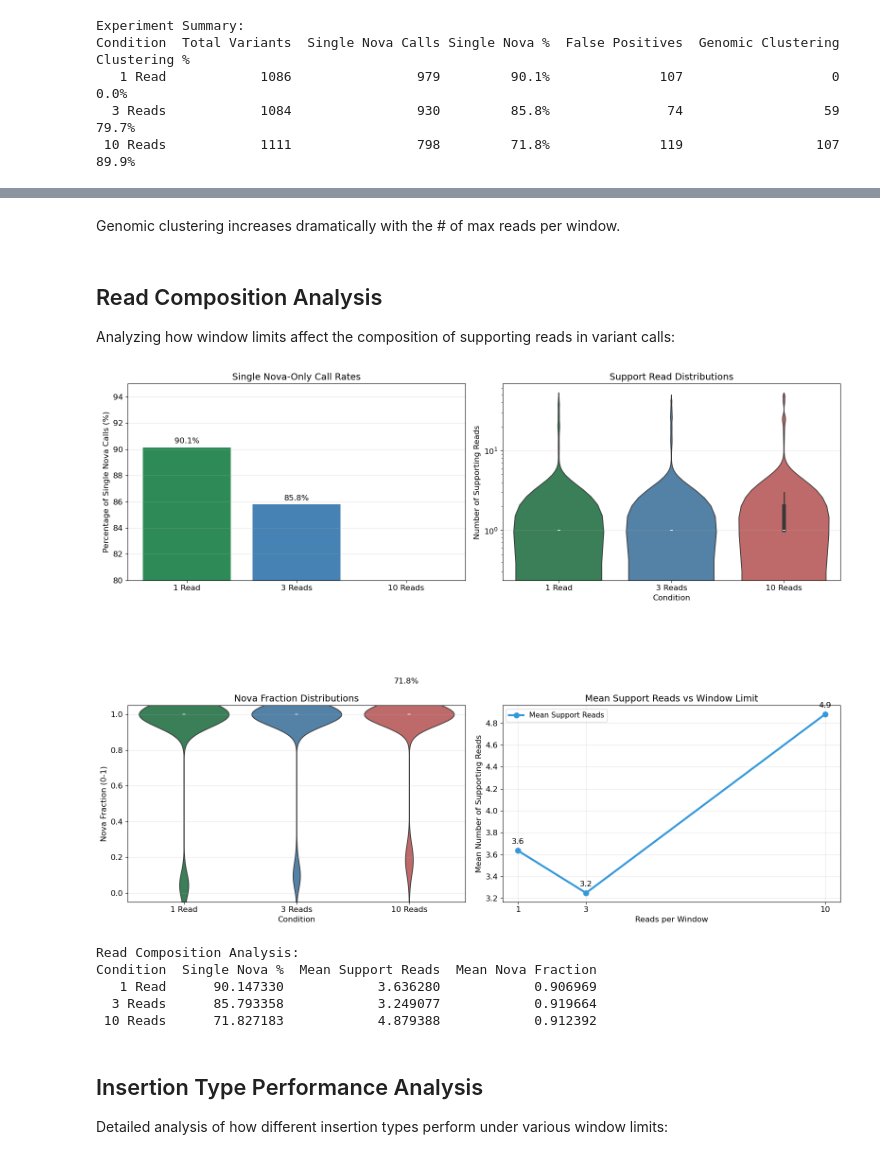
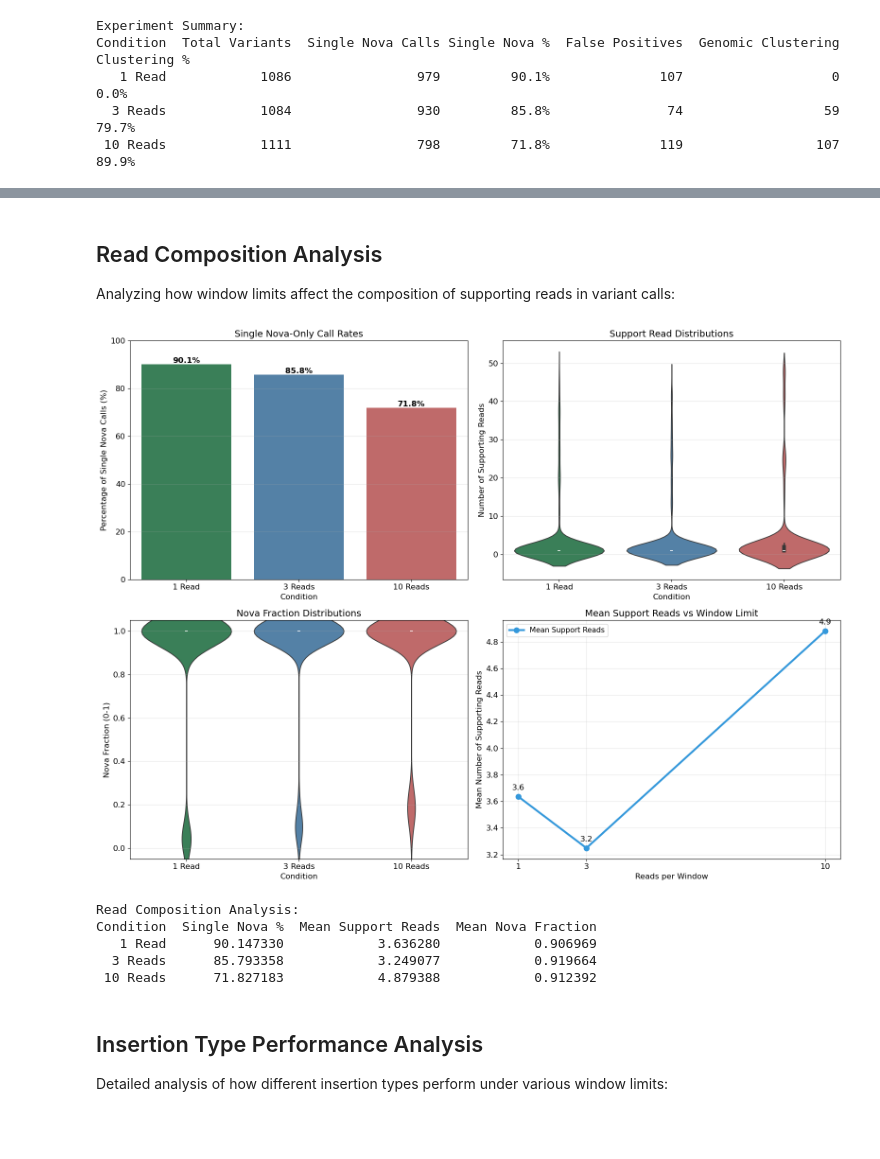
Before and after one commit to stacy-l/nova, a Jupyter notebook: notebooks/window_limit_experiment_analysis.ipynb, the cells around one changed output, grey strips where cells are left out. Cells and saved outputs as stored; diff of their text form; code cells hidden in the pictures; blank space fills up the shorter version.

```diff
--- a/notebooks/window_limit_experiment_analysis.ipynb
+++ b/notebooks/window_limit_experiment_analysis.ipynb
@@ -320,5 +392,3 @@ plt.show()
-# %% [markdown]
-Genomic clustering increases dramatically with the # of max reads per window.
 # %% [markdown]
 ## Read Composition Analysis
 
@@ -358,18 +428,16 @@ read_comp_df = pd.DataFrame(read_composition)
 fig, ((ax1, ax2), (ax3, ax4)) = plt.subplots(2, 2, figsize=(16, 12))
 
 # Plot 1: Single nova call rates
-bars1 = ax1.bar(read_comp_df['Condition'], read_comp_df['Single Nova %'],
-                color=[COLORS['1_read'], COLORS['3_reads'], COLORS['10_reads']])
+sns.barplot(data=read_comp_df, x='Condition', y='Single Nova %', ax=ax1,
+            palette=[COLORS['1_read'], COLORS['3_reads'], COLORS['10_reads']])
 ax1.set_title('Single Nova-Only Call Rates')
 ax1.set_ylabel('Percentage of Single Nova Calls (%)')
 ax1.grid(axis='y', alpha=0.3)
-ax1.set_ylim(80, 95)
+ax1.set_ylim(0, 100)
 
-# Add value labels
-for bar in bars1:
-    height = bar.get_height()
-    ax1.text(bar.get_x() + bar.get_width()/2., height + 0.2,
-             f'{height:.1f}%', ha='center', va='bottom')
+# Add value labels to bars
+for i, v in enumerate(read_comp_df['Single Nova %']):
+    ax1.text(i, v, f'{v:.1f}%', ha='center', va='bottom', weight='bold')
 
 # Plot 2: Support read distributions (violin plot)
 support_data = []
@@ -393,7 +461,6 @@ sns.violinplot(data=support_df, x='Condition', y='Support Reads', ax=ax2,
 ax2.set_title('Support Read Distributions')
 ax2.set_ylabel('Number of Supporting Reads')
 ax2.grid(axis='y', alpha=0.3)
-ax2.set_yscale('log')
 
 # Plot 3: Nova fraction distributions
 nova_frac_data = []
@@ -412,34 +479,34 @@ nova_frac_df = pd.DataFrame({
 
 sns.violinplot(data=nova_frac_df, x='Condition', y='Nova Fraction', ax=ax3,
                palette=[COLORS['1_read'], COLORS['3_reads'], COLORS['10_reads']])
 ax3.set_title('Nova Fraction Distributions')
 ax3.set_ylabel('Nova Fraction (0-1)')
 ax3.grid(axis='y', alpha=0.3)
 ax3.set_ylim(-0.05, 1.05)
 
 # Plot 4: Mean support reads trend
 window_limits = [1, 3, 10]
 mean_support = read_comp_df['Mean Support Reads'].values
 ax4.plot(window_limits, mean_support, marker='o', linewidth=3, markersize=8,
          color='#3498DB', label='Mean Support Reads')
 ax4.set_title('Mean Support Reads vs Window Limit')
 ax4.set_xlabel('Reads per Window')
 ax4.set_ylabel('Mean Number of Supporting Reads')
 ax4.set_xticks(window_limits)
 ax4.grid(True, alpha=0.3)
 ax4.legend()
 
 # Add value annotations
 for i, (x, y) in enumerate(zip(window_limits, mean_support)):
     ax4.annotate(f'{y:.1f}', (x, y), textcoords="offset points", xytext=(0,10), ha='center')
 
 plt.tight_layout()
 plt.show()
 
 print("\nRead Composition Analysis:")
 print(read_comp_df[['Condition', 'Single Nova %', 'Mean Support Reads', 'Mean Nova Fraction']].to_string(index=False))
 # %% [output]
-[figure, old version]
+[figure, new version]
 Read Composition Analysis:
 Condition  Single Nova %  Mean Support Reads  Mean Nova Fraction
    1 Read      90.147330            3.636280            0.906969
```
Also changed, not shown: parts of 14 cells of this notebook, 22 other files.
